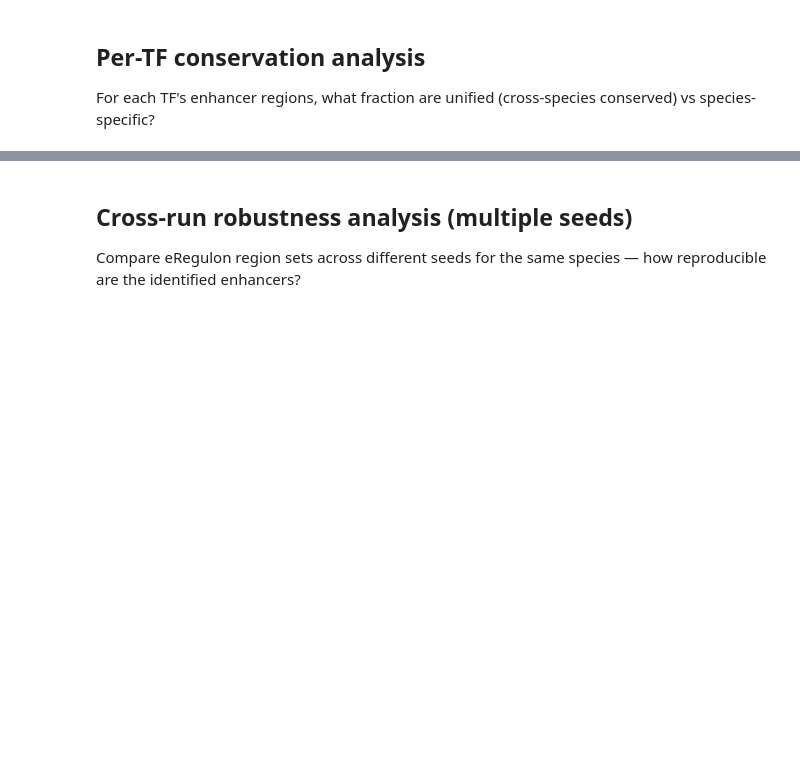
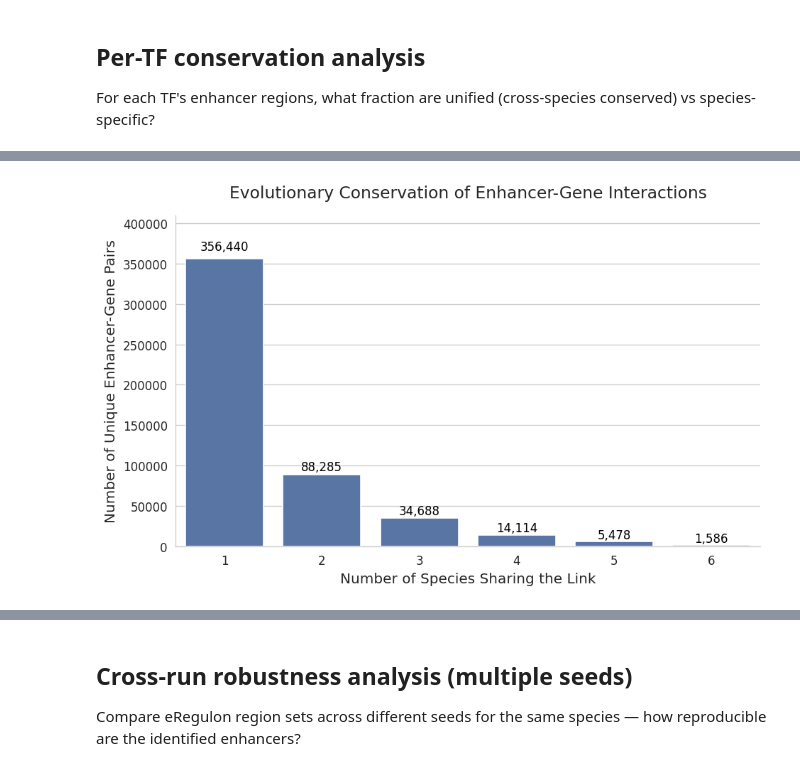
Before and after one commit to jjans5/peak_calling, a Jupyter notebook: atac_pipeline/notebooks/15_scenicplus_enhancer_overlap.ipynb, the cells around one changed output, grey strips where cells are left out. Drawn from its saved outputs; the diff is of its cells as text; code cells hidden in the pictures; blank space fills up the shorter version.

```diff
--- a/atac_pipeline/notebooks/15_scenicplus_enhancer_overlap.ipynb
+++ b/atac_pipeline/notebooks/15_scenicplus_enhancer_overlap.ipynb
@@ -265,0 +969,98 @@ for run_key, result in all_run_results.items():
+# %%
+import pandas as pd
+import matplotlib.pyplot as plt
+import seaborn as sns
+from IPython.display import display
+
+# 1. Gather all unique Enhancer-Gene links per species
+link_records = []
+
+for run_key, result in all_run_results.items():
+    # Only use the "original" runs to avoid double-counting seed variants
+    if "original" not in run_key:
+        continue
+
+    species = run_key.split("_")[0]
+    ereg = result["ereg_annotated"]
+
+    if "peak_id" not in ereg.columns:
+        continue
+
+    # Drop rows without a mapped consensus peak or target gene
+    valid_links = ereg.dropna(subset=["peak_id", "target_gene"])
+
+    # We only care if the link exists in this species, regardless of which/how many TFs drive it
+    unique_links = valid_links[["peak_id", "target_gene"]].drop_duplicates().copy()
+    unique_links["species"] = species
+
+    link_records.append(unique_links)
+
+# 2. Combine and Count
+if link_records:
+    all_links_df = pd.concat(link_records, ignore_index=True)
+
+    # Count how many unique species share each link
+    link_conservation = (
+        all_links_df.groupby(["peak_id", "target_gene"])["species"]
+        .nunique()
+        .reset_index(name="species_count")
+    )
+
+    # Optional but highly useful: keep a string of WHICH species share the link
+    species_present = (
+        all_links_df.groupby(["peak_id", "target_gene"])["species"]
+        .apply(lambda x: ", ".join(sorted(x)))
+        .reset_index(name="species_list")
+    )
+    link_conservation = link_conservation.merge(species_present, on=["peak_id", "target_gene"])
+
+    # Sort by the most conserved links first
+    link_conservation = link_conservation.sort_values(by=["species_count", "target_gene"], ascending=[False, True])
+
+    # 3. Summary Statistics
+    conservation_dist = link_conservation["species_count"].value_counts().sort_index()
+
+    print("\n" + "="*60)
+    print("ENHANCER-GENE LINK CONSERVATION SUMMARY")
+    print("="*60)
+
+    dist_df = conservation_dist.reset_index()
+    dist_df.columns = ["Number of Species Sharing Link", "Total Enhancer-Gene Pairs"]
+    display(dist_df)
+
+    max_species = link_conservation["species_count"].max()
+    highly_conserved = link_conservation[link_conservation["species_count"] == max_species]
+
+    print(f"\nFound {len(highly_conserved):,} core enhancer-gene links conserved across all {max_species} species.")
+    print("Here are the top 10:")
+    display(highly_conserved.head(10))
+
+    # 4. Plotting the Distribution
+    fig, ax = plt.subplots(figsize=(8, 5))
+
+    # Create the bar plot
+    bars = sns.barplot(
+        x=conservation_dist.index,
+        y=conservation_dist.values,
+        color="#4C72B0",
+        ax=ax
+    )
+
+    # Add actual numbers on top of the bars
+    for i, v in enumerate(conservation_dist.values):
+        ax.text(i, v + (v * 0.02), f"{v:,}", ha='center', va='bottom', fontsize=10, color='black')
+
+    ax.set_title("Evolutionary Conservation of Enhancer-Gene Interactions", fontsize=14, pad=15)
+    ax.set_xlabel("Number of Species Sharing the Link", fontsize=12)
+    ax.set_ylabel("Number of Unique Enhancer-Gene Pairs", fontsize=12)
+
+    # Adjust y-limit slightly to fit the text labels
+    ax.set_ylim(0, conservation_dist.values.max() * 1.15)
+
+    sns.despine()
+    plt.tight_layout()
+    plt.show()
+
+else:
+    print("No valid enhancer-gene links found across the runs.")
+# %% [output]
@@ -265,0 +1090 @@ for run_key, result in all_run_results.items():
+[figure, added]
```
Also changed, not shown: parts of 15 cells of this notebook, 9 other files.
